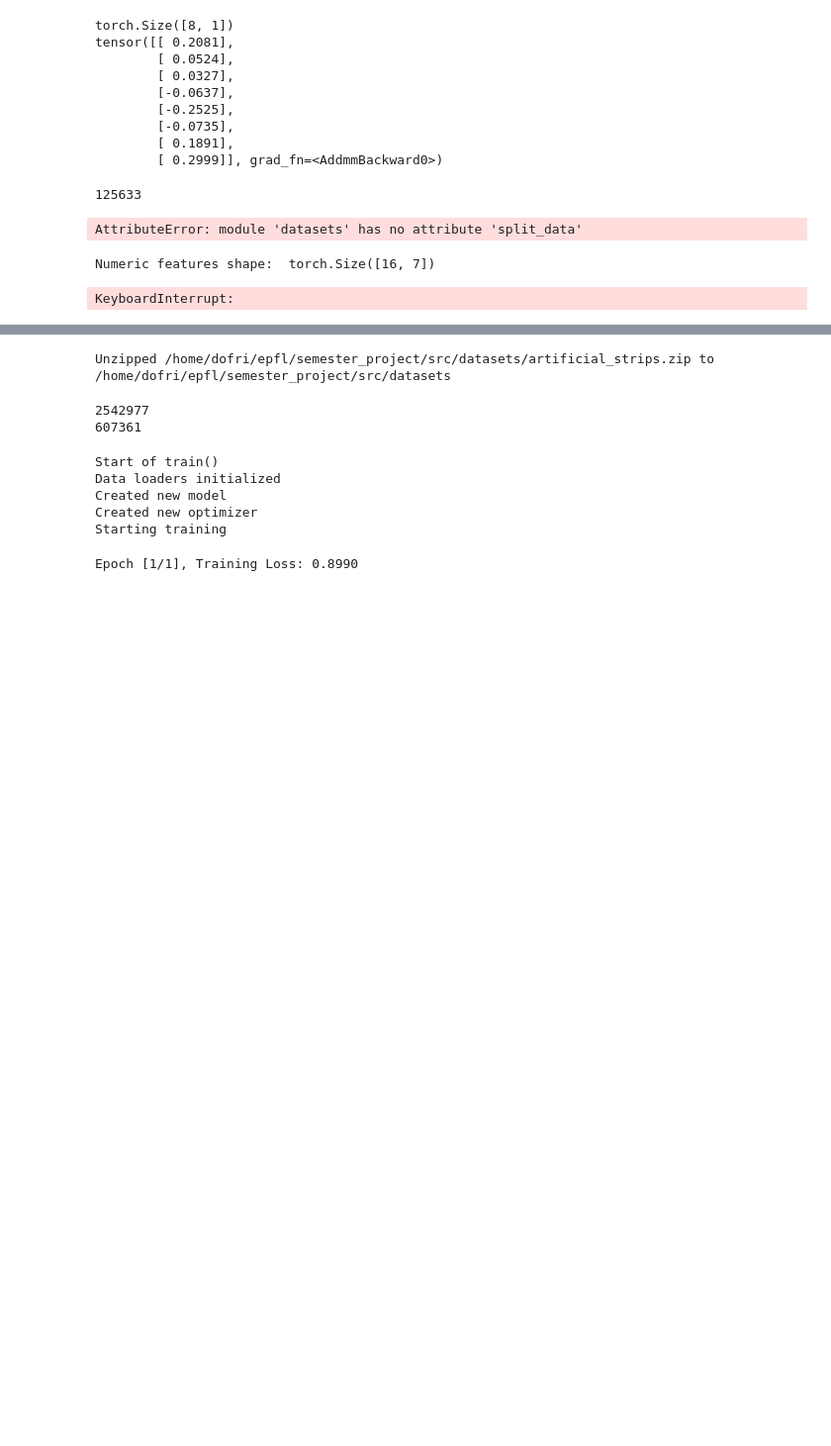
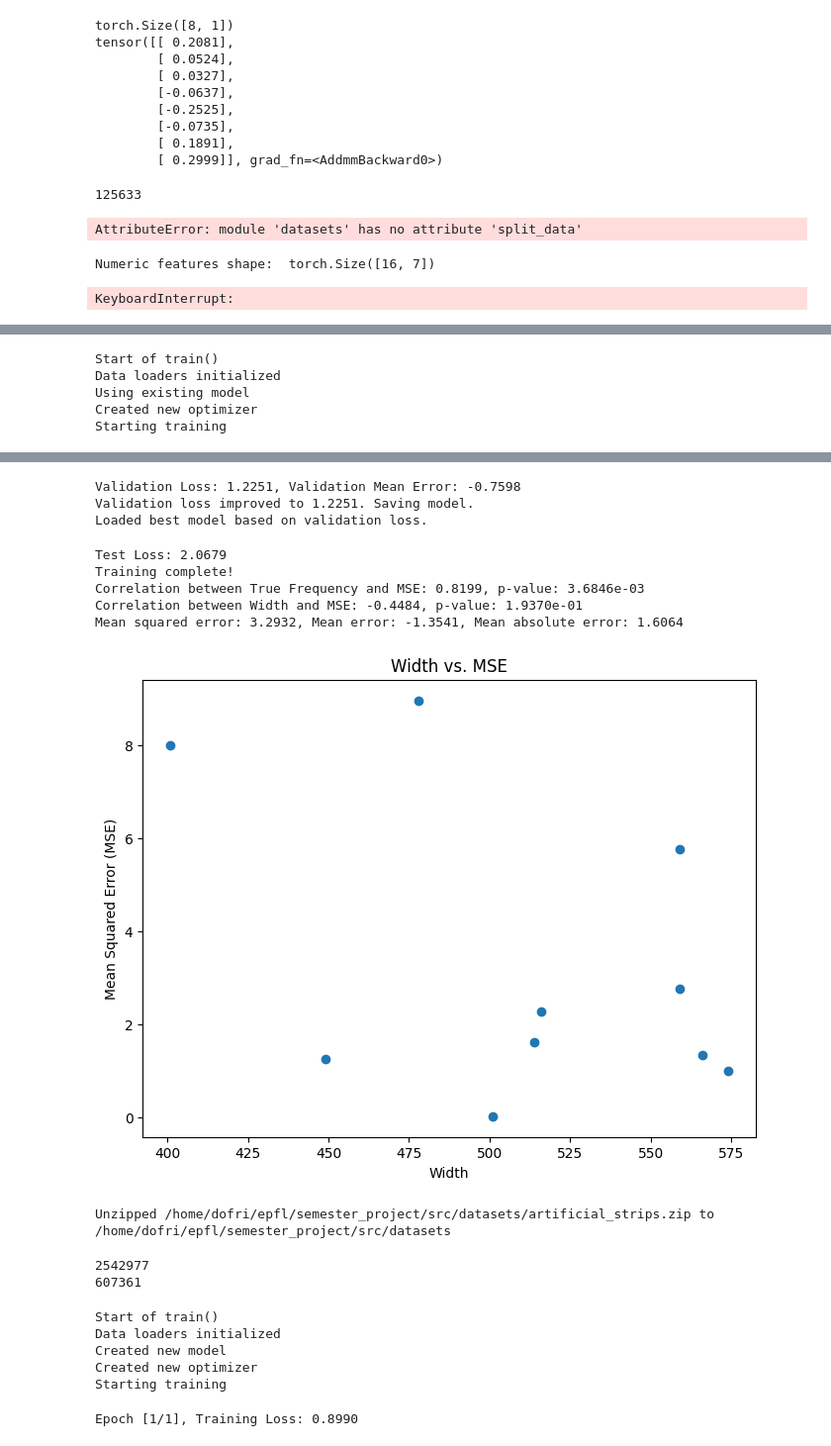
Before and after one commit to GDofri/semester_project, a Jupyter notebook: src/models/models.ipynb, the cells around one changed output, grey strips where cells are left out. Shown at 99% size. Cells and saved outputs as stored; diff of their text form; code cells hidden in the pictures; blank space fills up the shorter version.

Commit message:
Add transformer model with cls token

```diff
--- a/src/models/models.ipynb
+++ b/src/models/models.ipynb
@@ -184,0 +164,16 @@ Mean squared error: 4.2996, Mean error: -1.6881, Mean absolute error: 1.8544
+# %%
+from src.models.transformer_artifical_data.artificial_transformer_cls import TransformerWCLS
+# Dummy test dataset
+datasets, dfs = artificial_dataset.split_data_into_datasets(train=.333, val=.333, test=.333, no_samples=30)
+model = TransformerWCLS()
+
+model, optimizer, trainin_losses, validation_losses, test_loss = artificial_train.train(1, datasets['train'], datasets['val'], datasets['test'], model=model)
+
+eval_df = evaluate_model(model, datasets['test'], dfs['test'])
+analyze_results(eval_df)
+# %% [output]
+Start of train()
+Data loaders initialized
+Using existing model
+Created new optimizer
+Starting training
@@ -185,3 +181,12 @@ Mean squared error: 4.2996, Mean error: -1.6881, Mean absolute error: 1.8544
+Validation Loss: 1.2251, Validation Mean Error: -0.7598
+Validation loss improved to 1.2251. Saving model.
+Loaded best model based on validation loss.
+Test Loss: 2.0679
+Training complete!
+Correlation between True Frequency and MSE: 0.8199, p-value: 3.6846e-03
+Correlation between Width and MSE: -0.4484, p-value: 1.9370e-01
+Mean squared error: 3.2932, Mean error: -1.3541, Mean absolute error: 1.6064
+[figure, added]
 # %%
 # import zipfile
 # import os
```
Also changed, not shown: parts of 10 cells of this notebook, 2 other files.
